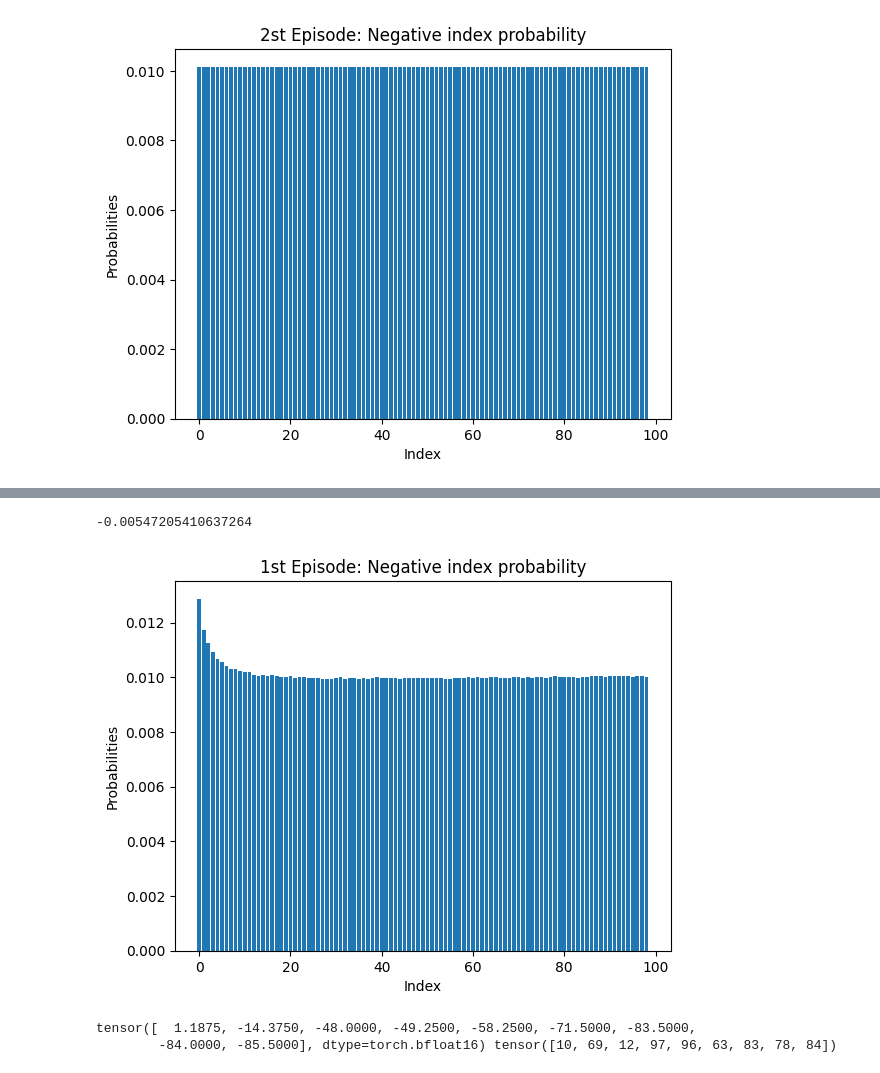
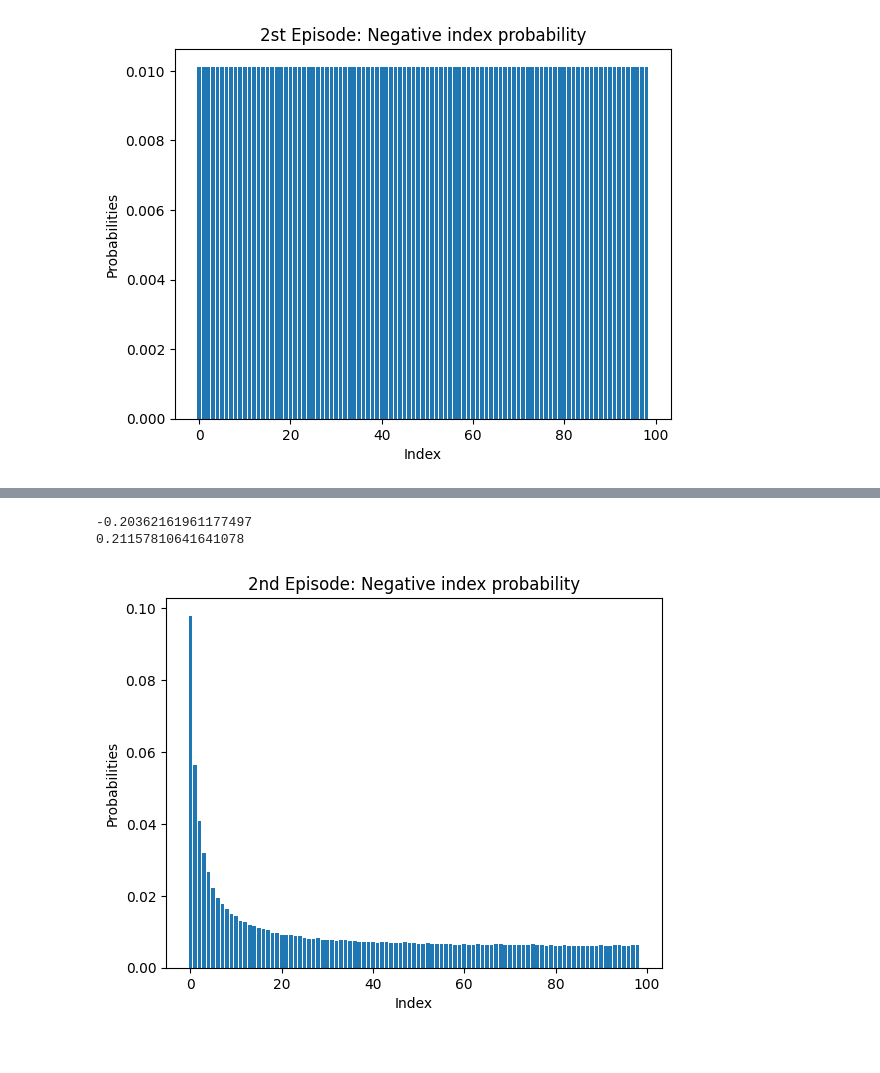
Before and after one commit to JMVCoelho/tevatron, a Jupyter notebook: plots.ipynb, the cells around one changed output, grey strips where cells are left out. Saved outputs shown, nothing was run; the diff lists cells and outputs as text; code cells hidden in the pictures.

```diff
--- a/plots.ipynb
+++ b/plots.ipynb
@@ -930,0 +925,19 @@ tensor([21102592., 21626880., 24248320., 23068672., 26476544., 25952256.,
+# %%
+import collections
+counter = collections.defaultdict(int)
+for dot_product in dot_products:
+    vals, idxs = torch.topk(dot_product, k=9)
+    for idx in idxs:
+        counter[idx.item()] += 1
+
+sorted_counter = sorted(counter.items(), key=lambda x: x[1], reverse=True)
+
+x = [sc[0] for sc in sorted_counter]
+y = [sc[1]/18350 for sc in sorted_counter]
+
+plt.bar(x, y)
+plt.xlabel('Index')
+plt.ylabel('Probabilities')
+plt.title('1nd Episode: Query-level distribution')
+
+plt.show()
@@ -943,53 +958,55 @@ class CPU_Unpickler(pickle.Unpickler):
             return lambda b: torch.load(io.BytesIO(b), map_location='cpu')
         else: return super().find_class(module, name)
 
-with open("/home/jmcoelho/tevatron/hardnegs_less_opacus.20.pc.0.txt_dotprods_ep2.pkl", 'rb') as h:
+with open("/home/jmcoelho/tevatron/hardnegs_less_opacus.20.pc.1.txt_dotprods_ep2_denoised.pkl", 'rb') as h:
     data = CPU_Unpickler(h).load()
-
-
 
 dot_products = list(data.values())
 
 rhos = []
 p_vals = []
 for dot_product in dot_products:
+    dot_product = dot_product.to(torch.float32)
     rankings_1 = torch.argsort(torch.argsort(dot_product))+1
     rankings_2 = torch.arange(dot_product.shape[0])
     rho, p_value = spearmanr(rankings_1, rankings_2)
     rhos.append(rho)
     p_vals.append(p_value)
-print(sum(rhos)/len(rhos))
+
+mean_rho = sum(rhos)/len(rhos)
+variance_rho = sum((rho - mean_rho) ** 2 for rho in rhos) / (len(rhos) - 1)
+
+print(mean_rho)
+print(variance_rho)
 
 def zero_one_normalize(x):
     return (x - min(x)) / (max(x) - min(x))
 
-all_dots_summed = zero_one_normalize(dot_products[0][:99].to(torch.float32))
+def softmax_normalize(x):
+    return torch.nn.functional.softmax(x/100)
+
+all_dots_summed = softmax_normalize(dot_products[0][:99].to(torch.float32))
 
 for dot_product in dot_products[1:]:
-    all_dots_summed += zero_one_normalize(dot_product[:99].to(torch.float32))
+    all_dots_summed += softmax_normalize(dot_product[:99].to(torch.float32))
 
 def normalize_to_probability_distribution(values):
     total = sum(values)
     probability_distribution = [value / total for value in values]
     return probability_distribution
 
 data = normalize_to_probability_distribution(all_dots_summed.to(torch.float32))
 # Plot histogram
 plt.bar(list(range(len(all_dots_summed))), data)
 plt.xlabel('Index')
 plt.ylabel('Probabilities')
-plt.title('1st Episode: Negative index probability')
+plt.title('2nd Episode: Negative index probability')
 
 plt.show()
 # %% [output]
--0.00547205410637264
+-0.20362161961177497
+0.21157810641641078
-[figure, old version]
+[figure, new version]
-# %%
-vals, idxs = torch.topk(dot_products[0], k=9)
-print(vals, idxs)
-# %% [output]
-tensor([  1.1875, -14.3750, -48.0000, -49.2500, -58.2500, -71.5000, -83.5000,
-        -84.0000, -85.5000], dtype=torch.bfloat16) tensor([10, 69, 12, 97, 96, 63, 83, 78, 84])
 # %%
 import collections
 counter = collections.defaultdict(int)
```
Also changed, not shown: parts of 9 cells of this notebook, 16 other files.
